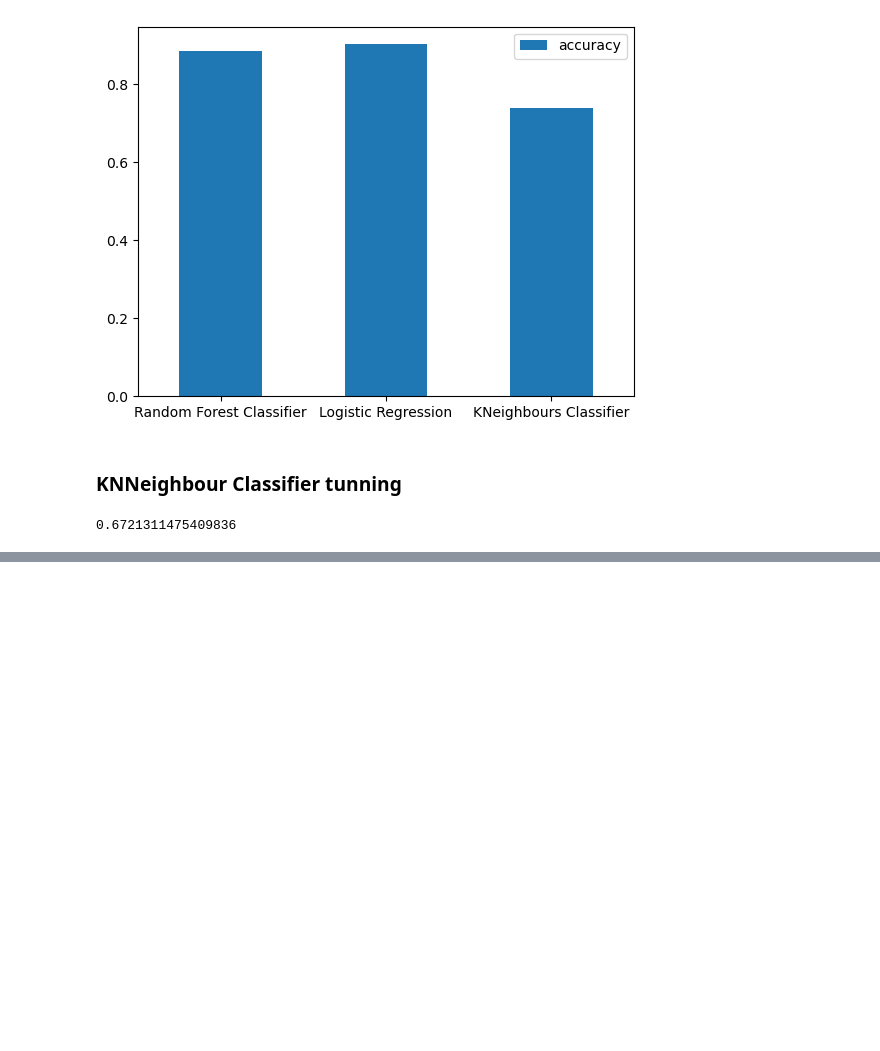
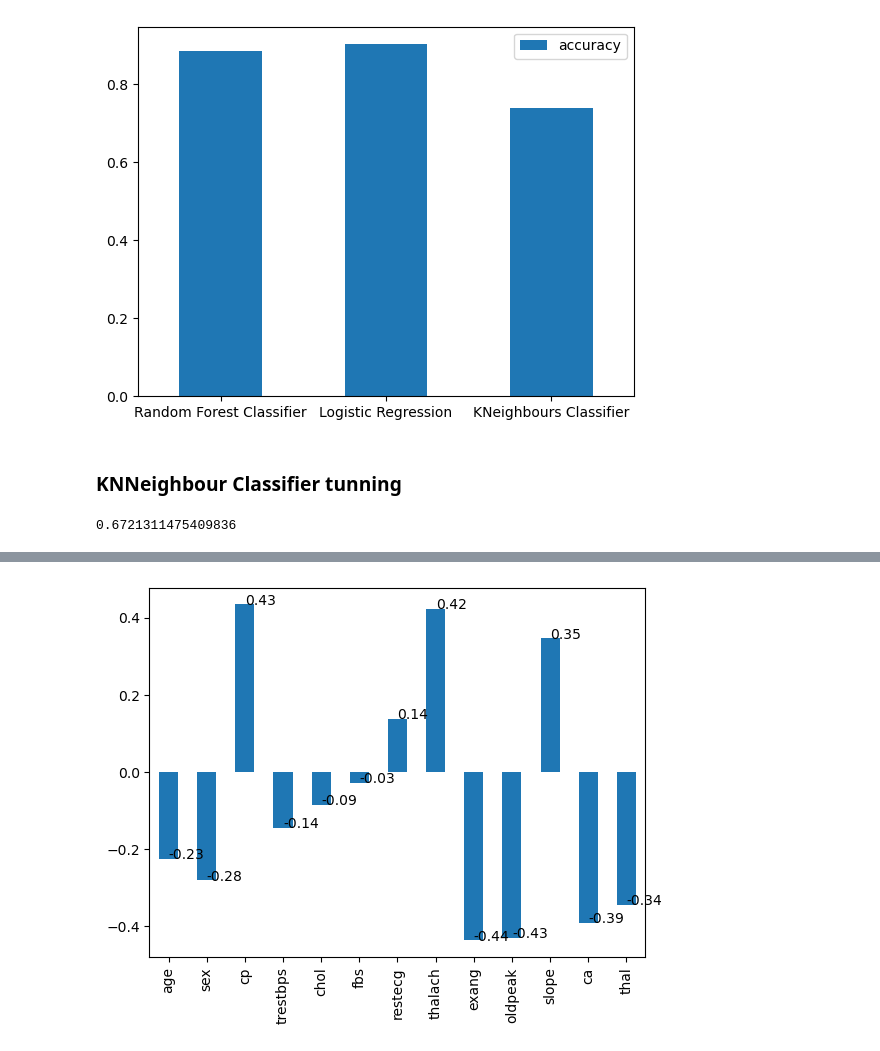
Before and after one commit to Dinindu-Tharuka/Predicting-Heart-Decease-Machine-Learning, a Jupyter notebook: heart-decease.ipynb, the cells around one changed output, grey strips where cells are left out. Drawn from its saved outputs; the diff is of its cells as text; code cells hidden in the pictures; blank space fills up the shorter version.

```diff
--- a/heart-decease.ipynb
+++ b/heart-decease.ipynb
@@ -479,0 +487,13 @@ for label, value in values.items():
+# %%
+pd.DataFrame(df.corr()['target'][:-1]).plot(kind='bar', legend=False)
+index = 0
+for i in df.corr()['target'][:-1]:
+    if i>0:
+        plt.annotate(round(i, 2), xy=[index, i+0.1])
+    else:
+        plt.annotate(round(i, 2), xy=[index, i+0.1])
+
+
+    index += 1
+# %% [output]
+[figure, added]
```
Also changed, not shown: parts of 38 cells of this notebook.
